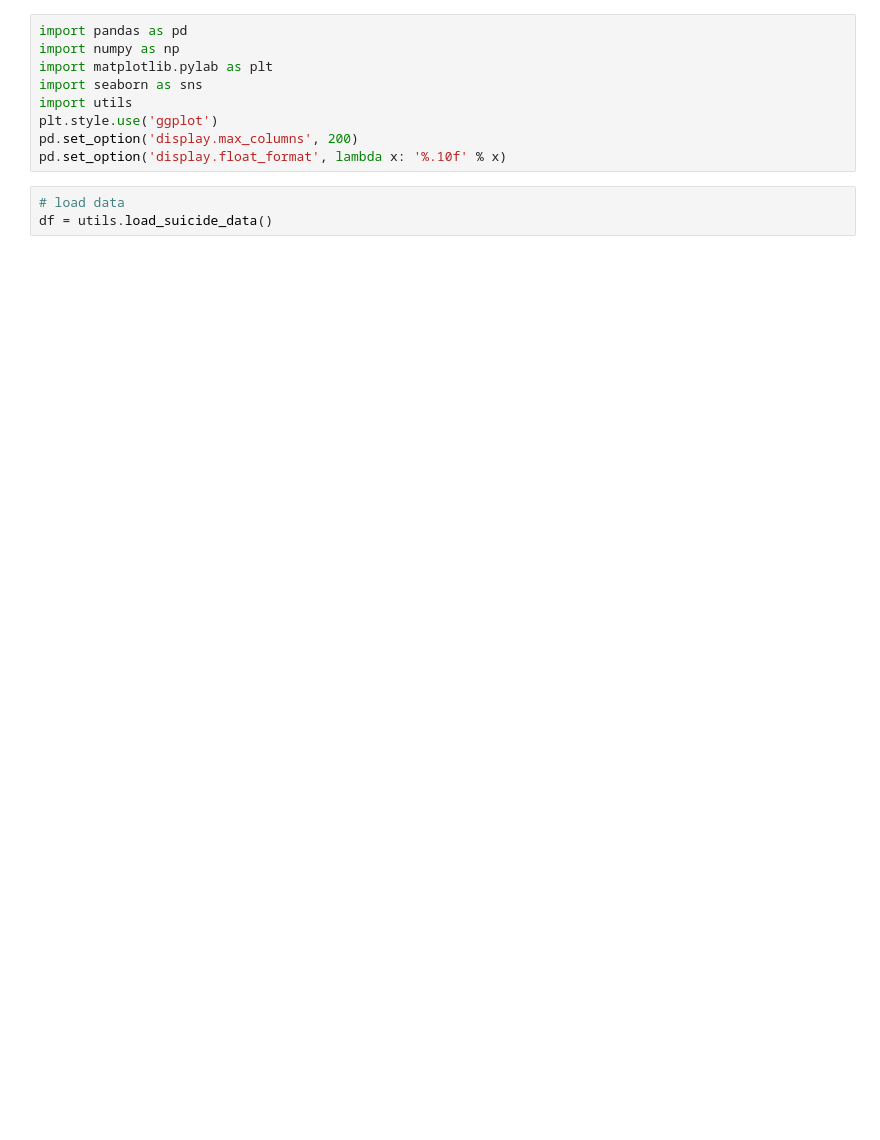
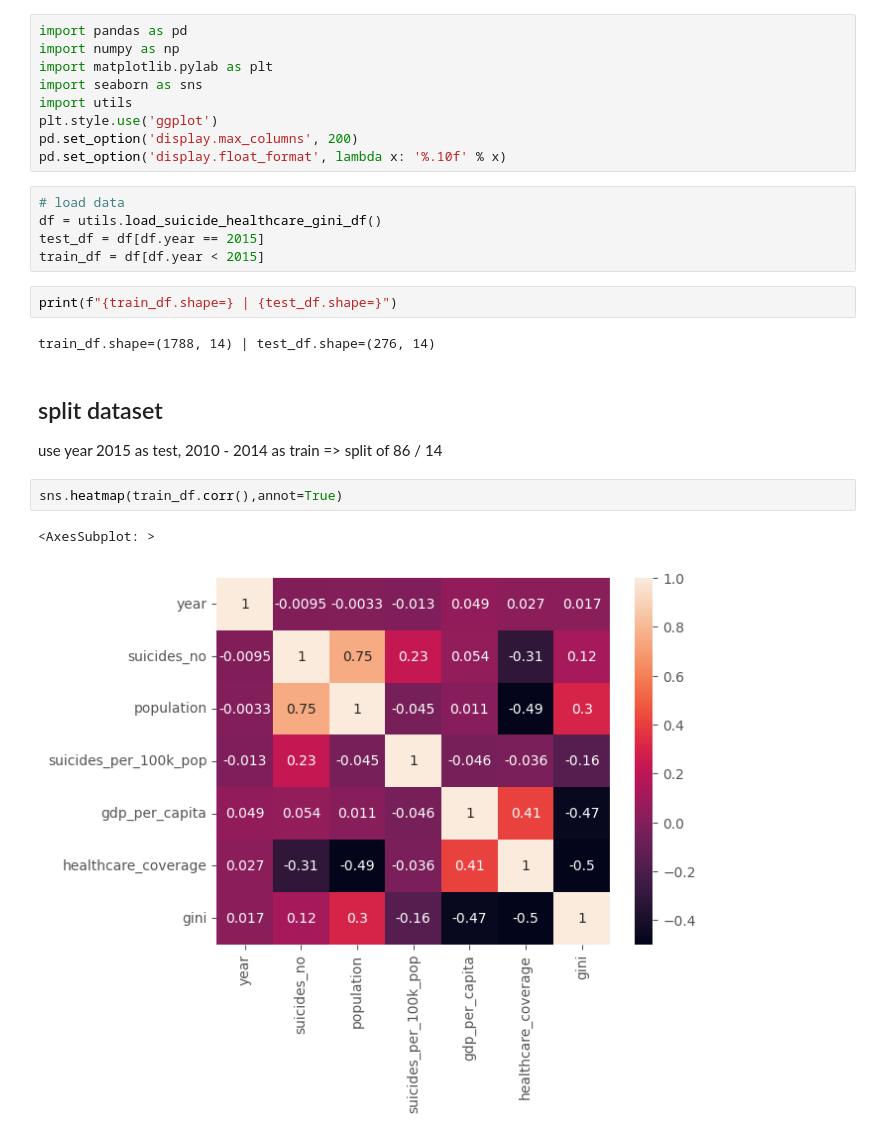
Before and after one commit to MarcelRosier/bdp_project, a Jupyter notebook: mental_health/suicide_models.ipynb, the cells around one changed output. Cells and saved outputs as stored; diff of their text form; blank space fills up the shorter version.

```diff
--- a/mental_health/suicide_models.ipynb
+++ b/mental_health/suicide_models.ipynb
@@ -9,7 +9,22 @@ pd.set_option('display.max_columns', 200)
 pd.set_option('display.float_format', lambda x: '%.10f' % x)
 # %%
 # load data
-df = utils.load_suicide_data()
+df = utils.load_suicide_healthcare_gini_df()
+test_df = df[df.year == 2015]
+train_df = df[df.year < 2015]
+# %%
+print(f"{train_df.shape=} | {test_df.shape=}")
+# %% [output]
+train_df.shape=(1788, 14) | test_df.shape=(276, 14)
+# %% [markdown]
+## split dataset
+use year 2015 as test, 2010 - 2014 as train
+=> split of 86 / 14
+# %%
+sns.heatmap(train_df.corr(),annot=True)
+# %% [output]
+<AxesSubplot: >
+[figure, added]
 # %%
 df.head()
 # %% [output]
```
Also changed, not shown: parts of 9 cells of this notebook, 1 other file.
